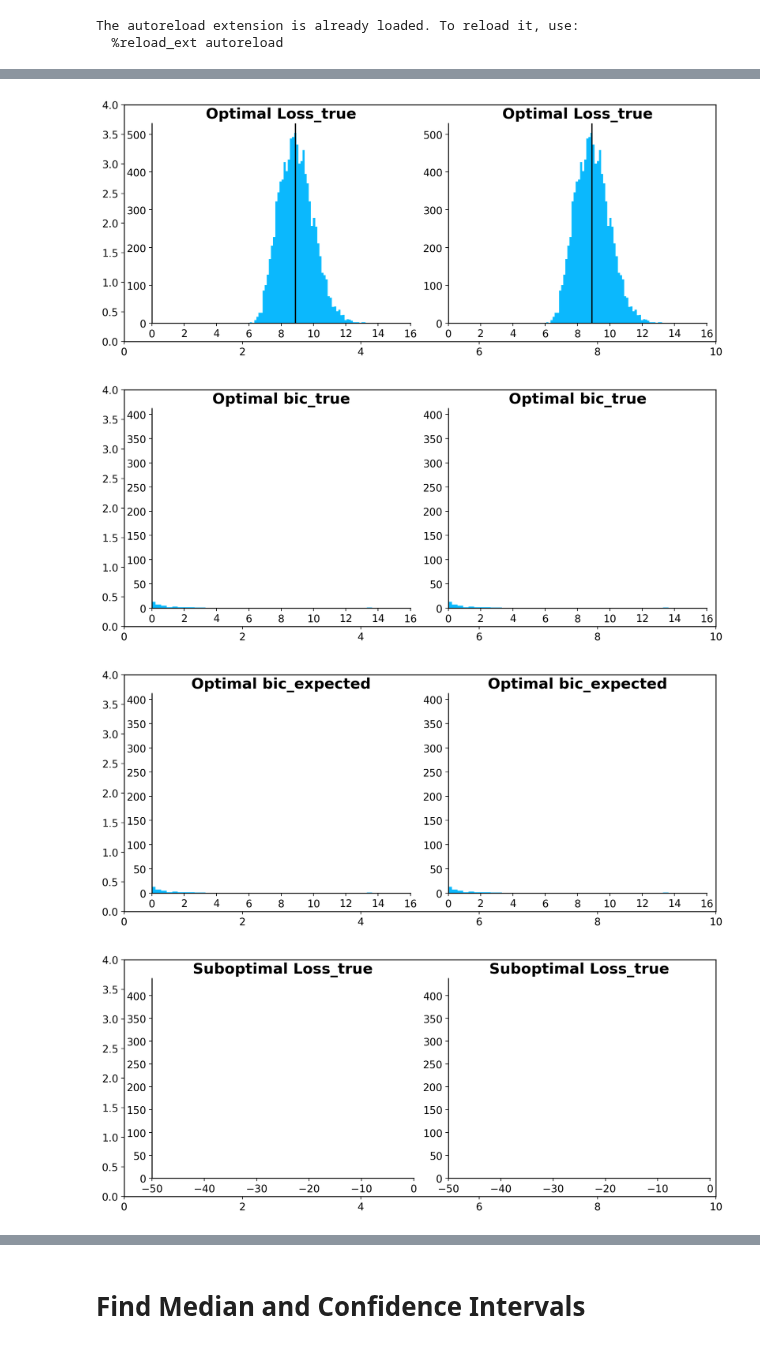
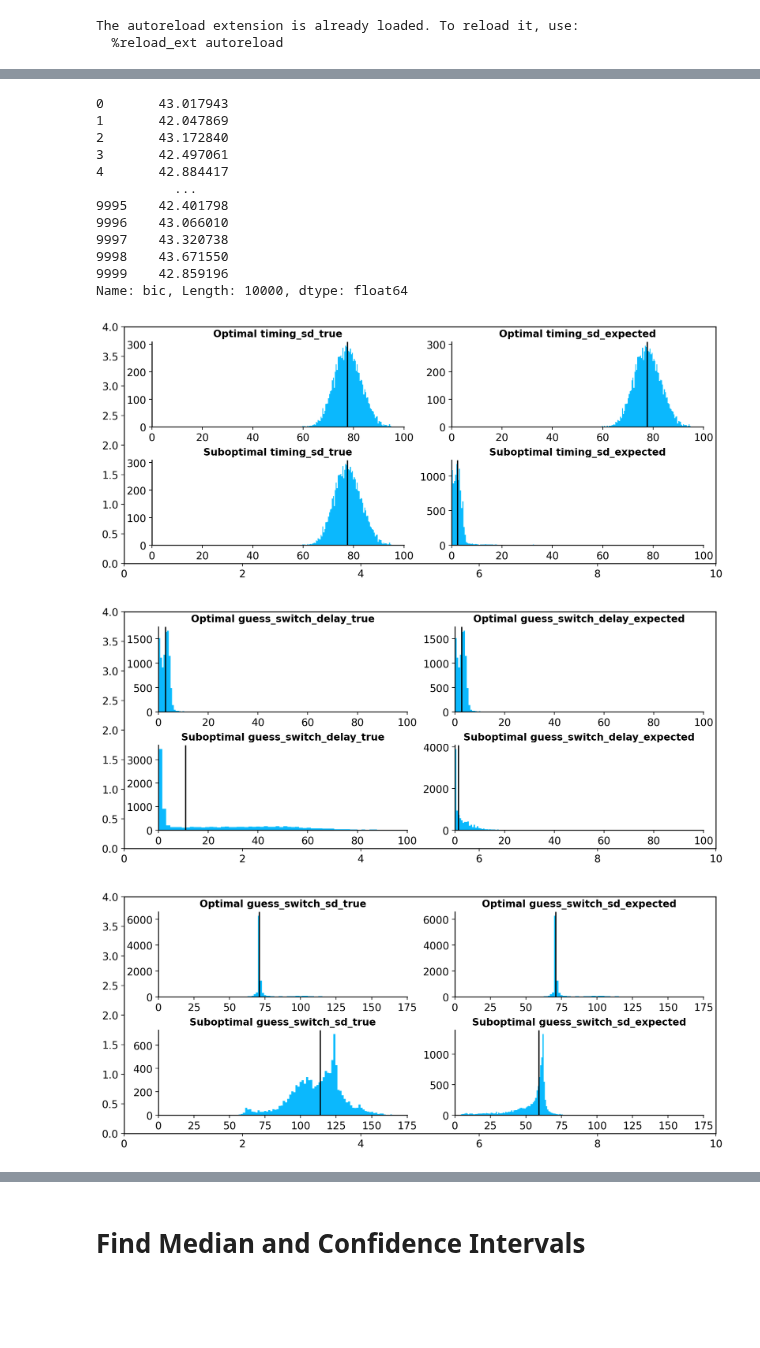
Before and after one commit to SethSullivan/MatchPennies-Agent-Expirement, a Jupyter notebook: scripts/makefigs/Analyze_Bootstrapped_or_Warmstart_Models.ipynb, the cells around one changed output, grey strips where cells are left out. Cells and saved outputs as stored; diff of their text form; code cells hidden in the pictures; blank space fills up the shorter version.

```diff
--- a/scripts/makefigs/Analyze_Bootstrapped_or_Warmstart_Models.ipynb
+++ b/scripts/makefigs/Analyze_Bootstrapped_or_Warmstart_Models.ipynb
@@ -159,7 +66,7 @@ else:
     p = "warmstart"
 
 path = constants.MODELS_PATH / f"{p}_models"
-model_names = ["Optimal","Suboptimal"]
+model_names = ["Base","Optimal","Suboptimal",]
 model_results = []
 model_inputs = []
 for model in model_names:
@@ -168,8 +75,14 @@ for model in model_names:
     print(results_path)
     print(inputs_path)
     temp_results = pd.read_pickle(path / results_path)
-    temp_results['num_parameters'] = 6 + temp_results["fit_parameters"].apply(len) # Add on number of parameters
-    temp_results['bic'] = 30*np.log(temp_results['Loss']/30) + temp_results['num_parameters']*np.log(30)
+    try:
+        temp_results['num_parameters'] = 7 + temp_results["fit_parameters"].apply(len) # Add on number of parameters
+    except KeyError:
+        temp_results['num_parameters'] = 7
+
+    # temp_results['bic'] = 30*np.log(temp_results['Loss']/30) + temp_results['num_parameters']*np.log(30)
+    temp_results['bic'] = temp_results['num_parameters']*np.log(30) + 2*np.log(temp_results['Loss'])
+    temp_results['aic'] = 2*temp_results['num_parameters'] + 2*np.log(temp_results['Loss'])
     temp_inputs = pd.read_pickle(path / inputs_path)
     model_results.append(temp_results)
     model_inputs.append(temp_inputs)
@@ -196,49 +96,54 @@ Name: bic, Length: 10000, dtype: float64
+# %%
+model_results[2]['bic']
+# %% [output]
+0       43.017943
+1       42.047869
+2       43.172840
+3       42.497061
+4       42.884417
+          ...
+9995    42.401798
+9996    43.066010
+9997    43.320738
+9998    43.671550
+9999    42.859196
+Name: bic, Length: 10000, dtype: float64
 # %%
-columns = ["Loss","bic",]
-loss = [np.stack(model_results[0]["Loss"].to_numpy()).squeeze()]
-loss.append(np.stack(model_results[1]["Loss"].to_numpy()).squeeze())
-bic = [np.stack(model_results[0]["bic"].to_numpy()).squeeze()]
-bic.append(np.stack(model_results[1]["bic"].to_numpy()).squeeze())
-
-c= 0
-for df_results,model_name in zip(model_results,model_names):
-    for i,col_name in enumerate(columns):
-
+columns = ["timing_sd","guess_switch_delay",
+           "guess_switch_sd",]
+model_name_to_figure = {model_names[1]:"ab", model_names[2]:"cd"}
+xlims = {'timing_sd':(0,100),"guess_switch_delay":(0,100), "guess_switch_sd":(0,175)}
+for i,col_name in enumerate(columns):
+    fig = pf.NewFigure("ab;cd",figsize = (10,4),dpi=200)
+    for df_inputs,model_name in zip(model_inputs[1:],model_names[1:]):
+        col = np.stack(df_inputs[col_name].to_numpy()).squeeze()
         for j in range(2): # Looping through true and expected
             if col.ndim == 1:
                 hist = col
                 median = np.nanmedian(col)
                 sd = np.nanstd(col)
 
             elif col.ndim == 2:
                 hist = col[:,j]
                 median = np.nanmedian(col[:,j])
                 sd = np.nanstd(col[:,j])
             elif col.ndim == 3:
                 hist = col[:,j,0]
                 median = np.nanmedian(col[:,j,0])
             if j == 0:
                 end_title = "_true"
             else:
                 end_title = "_expected"
+            idx = model_name_to_figure[model_name][j]
+            fig.axes[idx].hist(hist,align='mid',bins=100)
+            fig.axes[idx].axvline(median)
+            fig.axes[idx].set_title(model_name + " " + col_name + end_title, fontsize = 12)
+            fig.axes[idx].set_xlim(xlims[col_name])
+                # ax.set_xlim(0,16)
+                # fig.remove_figure_borders()
 
-            fig = NewFigure("ab",figsize = (10,4),dpi=200)
-            titles = []
-            for k,ax in enumerate(fig.axes.values()):
-                ax.hist(hist,align='mid',bins=100)
-                ax.axvline(median)
-                ax.set_title(model_name + " " + col_name + end_title)
-                if k==0:
-                    ax.set_xlim(0,16)
-                else:
-                    ax.set_xlim(-50,0)
-                # fig.remove_figure_borders()
-            plt.show()
-            if col_name == "Loss":
-                break
-    c+=1
+    plt.show()
 # %% [output]
-[figure, old version]
+[figure, new version]
-[figure, old version]
+[figure, new version]
-[figure, old version]
+[figure, new version]
-[figure, removed]
```
Also changed, not shown: parts of 18 cells of this notebook.
